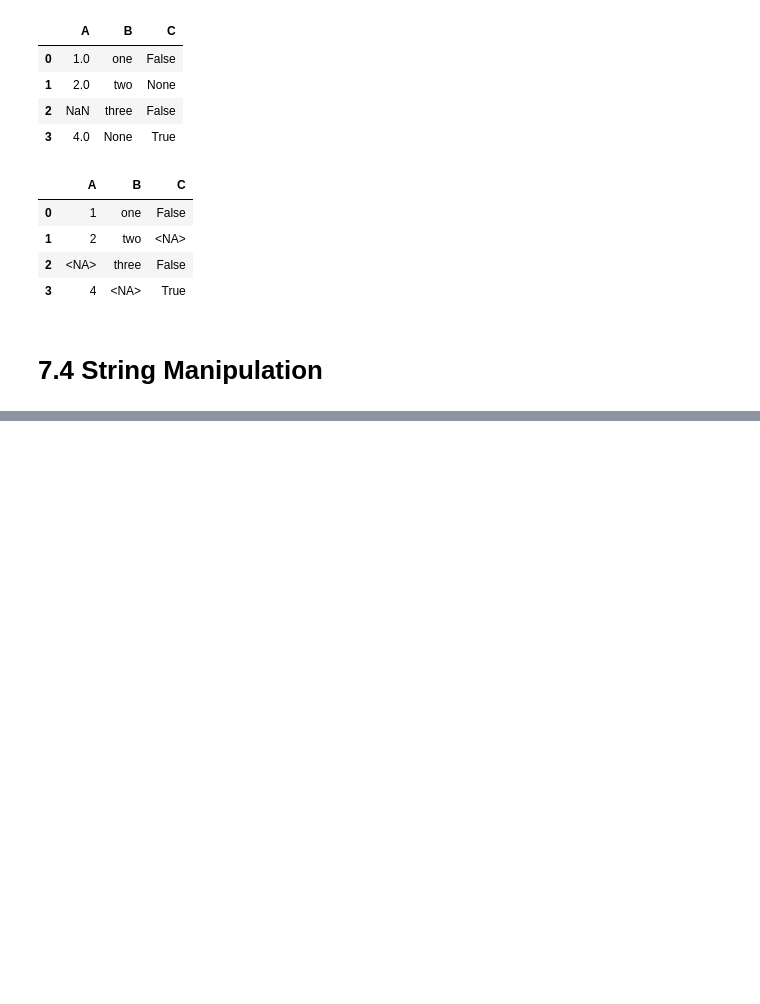
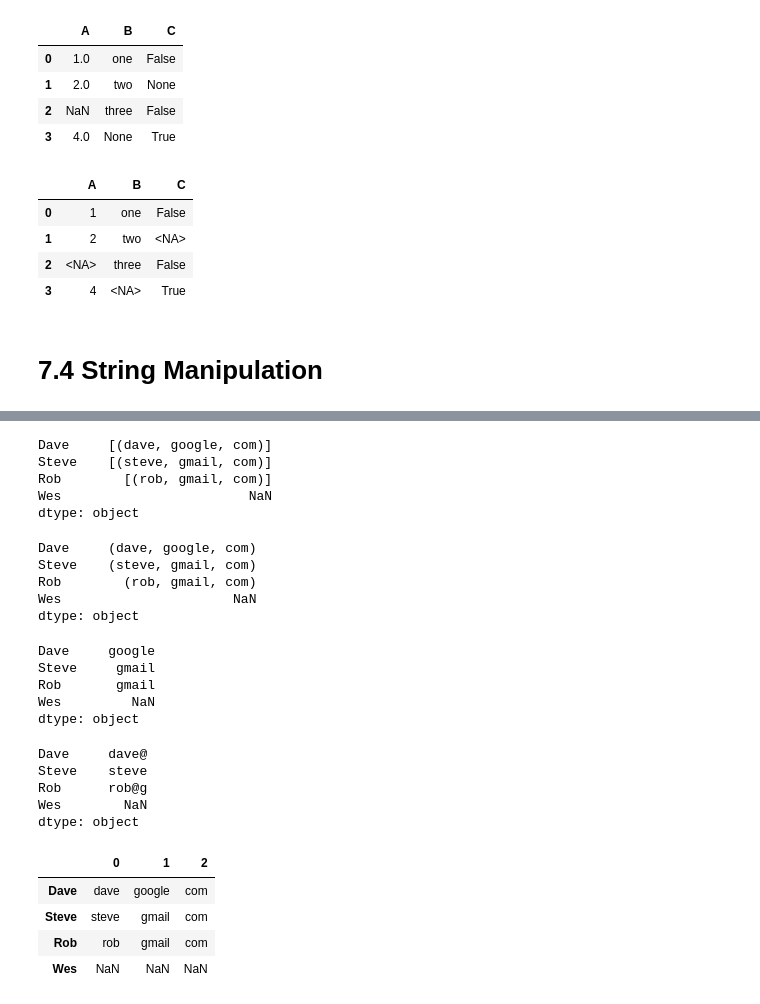
Before and after one commit to gpoon626/Python_Practice, a Jupyter notebook: Python_for_Data_Analysis_labs/Chapter_7_Data_Cleaning&Preparation.ipynb, the cells around one changed output, grey strips where cells are left out. Saved outputs shown, nothing was run; the diff lists cells and outputs as text; code cells hidden in the pictures; blank space fills up the shorter version.

```diff
--- a/Python_for_Data_Analysis_labs/Chapter_7_Data_Cleaning&Preparation.ipynb
+++ b/Python_for_Data_Analysis_labs/Chapter_7_Data_Cleaning&Preparation.ipynb
@@ -873,0 +948,8 @@ df
+# %%
+# When you call 're.split(r"\s+", text)', the regular expression is first compiled, and
+# then its split method is called on the passed text. You can compile the regex yourself
+# with 're.compile()', forming a reusable regex object:
+
+regex = re.compile(r"\s+")
+
+regex.split(text)
@@ -873,0 +1017,11 @@ df
+# %%
+# Suppose you wanted to find email addresses and simultaneously segment each
+# address into its three components: username, domain name, and domain suffix.
+# to do this, put parentheses around the parts of the pattern to segment:
+
+pattern = r"([A-Z0-9._%+-]+)@([A-Z0-9.-]+)\.([A-Z]{2,4})"
+
+regex = re.compile(pattern, flags = re.IGNORECASE)
+
+m = regex.match("wesm@bright.net")
+m.groups()
@@ -873,0 +1057,9 @@ df
+# %%
+# Cleaning up a messy dataset for analysis often requires a lot of string manipulation.
+# To complicate matters, a column containing strings will sometimes have missing data:
+
+data = {"Dave": "dave@google.com", "Steve": "steve@gmail.com",
+        "Rob": "rob@gmail.com", "Wes": np.nan}
+
+data = pd.Series(data)
+data
@@ -873,0 +1115,51 @@ df
+# %%
+# Regular expressions can be used, too, along with any 're' options like IGNORECASE
+
+pattern = r"([A-Z0-9._%+-]+)@([A-Z0-9.-]+)\.([A-Z]{2,4})"
+
+data.str.findall(pattern, flags=re.IGNORECASE)
+# %% [output]
+Dave     [(dave, google, com)]
+Steve    [(steve, gmail, com)]
+Rob        [(rob, gmail, com)]
+Wes                        NaN
+dtype: object
+# %%
+# There are a couple of ways to do vectorized element retrieval. Either use str.get or index into the str attribute
+
+matches = data.str.findall(pattern, flags=re.IGNORECASE).str[0]
+matches
+# %% [output]
+Dave     (dave, google, com)
+Steve    (steve, gmail, com)
+Rob        (rob, gmail, com)
+Wes                      NaN
+dtype: object
+# %%
+matches.str.get(1)
+# %% [output]
+Dave     google
+Steve     gmail
+Rob       gmail
+Wes         NaN
+dtype: object
+# %%
+# You can similarly slice strings using this syntax:
+
+data.str[:5]
+# %% [output]
+Dave     dave@
+Steve    steve
+Rob      rob@g
+Wes        NaN
+dtype: object
+# %%
+# The str.extract method will return the captured groups of a regular expression as a DataFrame:
+
+data.str.extract(pattern, flags=re.IGNORECASE)
+# %% [output]
+|  | 0 | 1 | 2 |
+| Dave | dave | google | com |
+| Steve | steve | gmail | com |
+| Rob | rob | gmail | com |
+| Wes | NaN | NaN | NaN |
```
Also changed, not shown: parts of 72 cells of this notebook.
